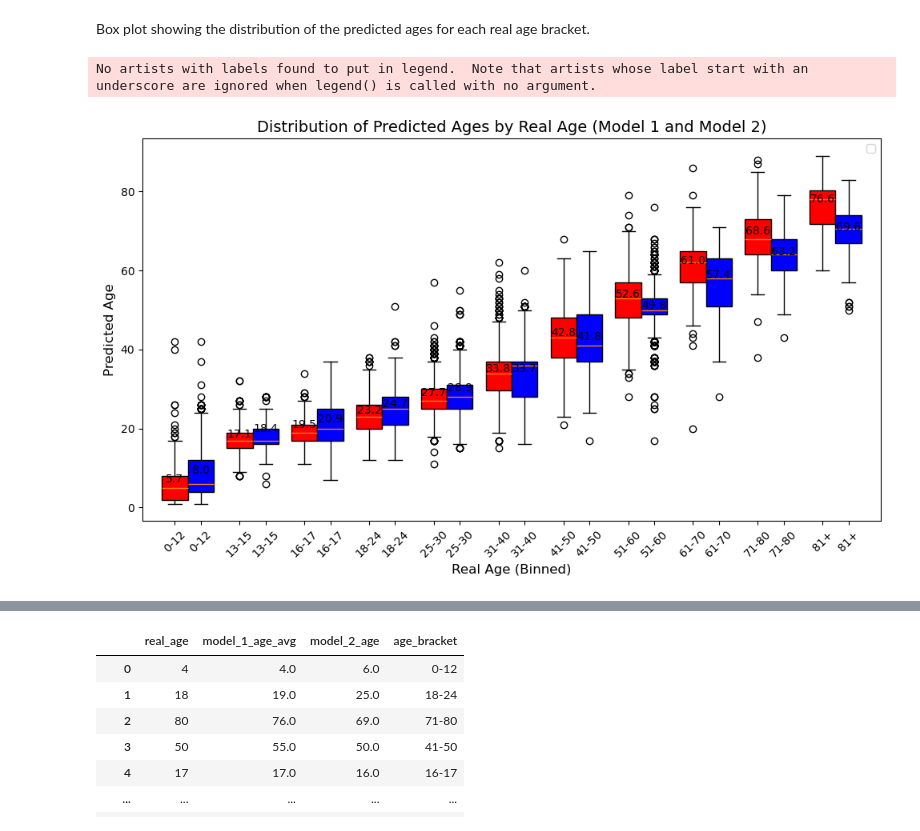
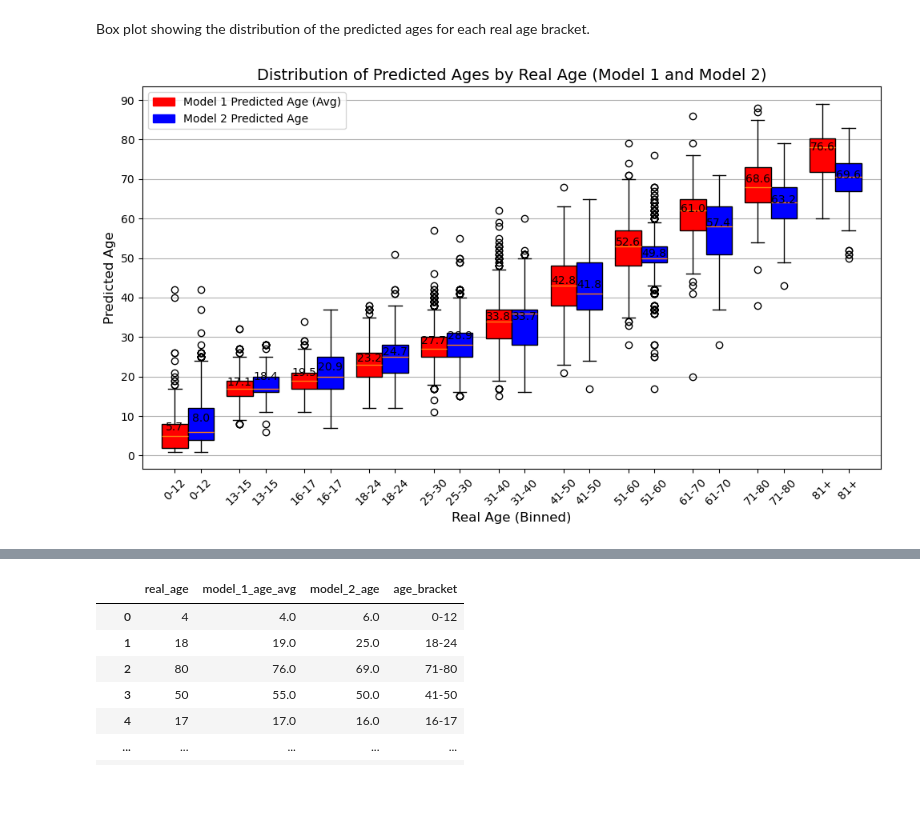
Before and after one commit to MartinezAgullo/TechChallenge_TrustStamp, a Jupyter notebook: assignment_1_analysis_report/Assignment1_AnalysisReport.ipynb, the cells around one changed output, grey strips where cells are left out. Cells and saved outputs as stored; diff of their text form; code cells hidden in the pictures; blank space fills up the shorter version.

```diff
--- a/assignment_1_analysis_report/Assignment1_AnalysisReport.ipynb
+++ b/assignment_1_analysis_report/Assignment1_AnalysisReport.ipynb
@@ -286,38 +336,57 @@ plt.show()
 # %% [markdown]
 Box plot showing the distribution of the predicted ages for each real age bracket.
 # %%
+import matplotlib.patches as mpatches
+
+
 plt.figure(figsize=(10, 6))
 
 # Plot the boxplots for model_1_age_avg and model_2_age
 box1 = plt.boxplot([merged_df[merged_df['real_age_bin'] == age_bin]['model_1_age_avg'] for age_bin in bin_labels],
                    positions=np.arange(len(bin_labels)) - 0.2, widths=0.4, patch_artist=True,
                    boxprops=dict(facecolor='red'), labels=bin_labels)
 
 box2 = plt.boxplot([merged_df[merged_df['real_age_bin'] == age_bin]['model_2_age'] for age_bin in bin_labels],
                    positions=np.arange(len(bin_labels)) + 0.2, widths=0.4, patch_artist=True,
                    boxprops=dict(facecolor='blue'), labels=bin_labels)
 
 # Calculate and annotate the average value for each boxplot (Model 1)
 for i, age_bin in enumerate(bin_labels):
     model_1_mean = merged_df[merged_df['real_age_bin'] == age_bin]['model_1_age_avg'].mean()
     plt.text(i - 0.2, model_1_mean, f'{model_1_mean:.1f}', ha='center', va='bottom', fontsize=10, color='black')
 
 # Calculate and annotate the average value for each boxplot (Model 2)
 for i, age_bin in enumerate(bin_labels):
     model_2_mean = merged_df[merged_df['real_age_bin'] == age_bin]['model_2_age'].mean()
     plt.text(i + 0.2, model_2_mean, f'{model_2_mean:.1f}', ha='center', va='bottom', fontsize=10, color='black')
 
 # Set plot labels and title
 plt.xlabel('Real Age (Binned)', fontsize=12)
 plt.ylabel('Predicted Age', fontsize=12)
 plt.title('Distribution of Predicted Ages by Real Age (Model 1 and Model 2)', fontsize=14)
 
 # Rotate x-axis labels for better readability
 plt.xticks(rotation=45)
 
-plt.legend()
+# Create custom legend patches
+red_patch = mpatches.Patch(color='red', label='Model 1 Predicted Age (Avg)')
+blue_patch = mpatches.Patch(color='blue', label='Model 2 Predicted Age')
+
+plt.legend(handles=[red_patch, blue_patch], loc='upper left')
+
+# Adjust the y-ticks to create double marks
+y_min, y_max = plt.ylim()  # Get current y-axis limits
+y_ticks = np.arange(0, y_max + 1, 10)
+#y_minor_ticks = np.arange(y_min, y_max + 1, 2.5)  # Minor ticks every 2.5 units
+
+plt.yticks(y_ticks)  # Set major ticks
+#plt.minorticks_on()  # Enable minor ticks
+#plt.gca().set_yticks(y_minor_ticks, minor=True)  # Set minor ticks
+
 plt.tight_layout()
+plt.grid(axis='y', which='both')
+
+
 plt.show()
 # %% [output]
-No artists with labels found to put in legend.  Note that artists whose label start with an underscore are ignored when legend() is called with no argument.
-[figure, old version]
+[figure, new version]
```
Also changed, not shown: parts of 18 cells of this notebook, 19 other files.
